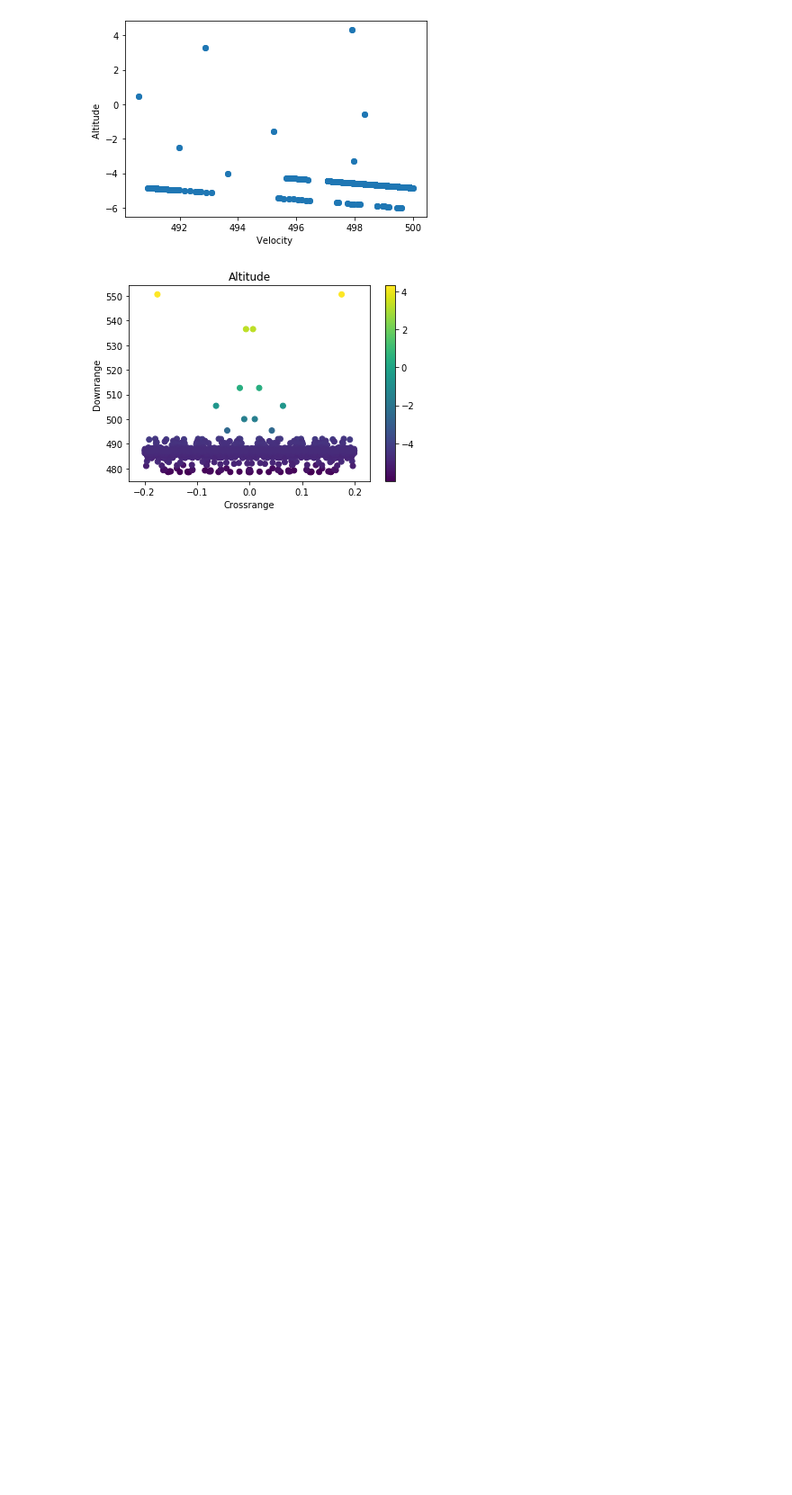
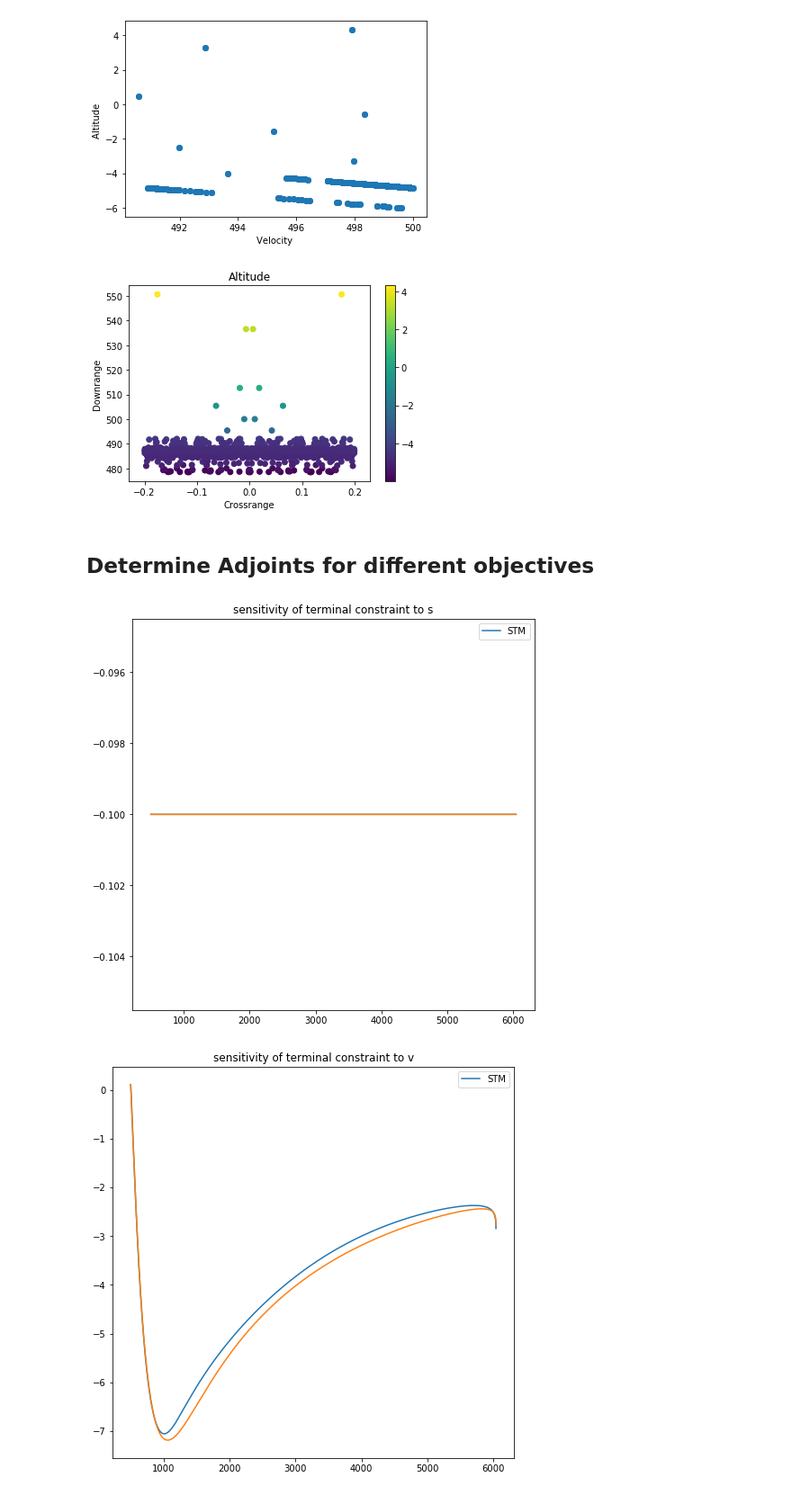
Before and after one commit to CDNoyes/EDL-Py, a Jupyter notebook: FuelOptimal.ipynb, the cells around one changed output. Shown: that part at 90% size. Cells and saved outputs as stored; diff of their text form; code cells hidden in the pictures; blank space fills up the shorter version.

```diff
--- a/FuelOptimal.ipynb
+++ b/FuelOptimal.ipynb
@@ -595,3 +642,5 @@ plt.show()
 # %% [output]
 [figure]
 [figure]
+# %% [markdown]
+## Determine Adjoints for different objectives
@@ -597,0 +659,21 @@ plt.show()
+# %%
+# get stms for longitudinal states
+rows = [1, 3, 4, 0]
+cols = rows + [-1] # get the derivs wrt controls too
+stm = [np.vstack([submatrix(da.jacobian(x, names+['u']), rows, cols), np.eye(5)[-1]]) for x in dasim.history]
+
+# get adjoints
+
+# dJdx = [dasim.edlModel.planet.radius, 0, 0, -1.0/np.tan(dasim.history[-1, 4].constant_cf), 0] # The apollo adjoints
+# dJdx = [dasim.edlModel.planet.radius, 0, 0, 0, 0] # The sensitivity to range alone
+# dJdx = [0, 0, 0, 1, 0] # The sensitivity to altitude alone
+dmdx = [-0.1*dasim.edlModel.planet.radius, 0.11, -760, -0.18, 0] # x = [s,v,fpa,h,u] for a nominal ignition at 500 m/s, -10 deg fpa, 5k downrange and 3 km altitude
+dJdx = dmdx
+
+stmi = [np.linalg.inv(st) for st in stm]
+stmf = stm[-1]
+C = np.dot(dJdx, stmf)
+L = np.array([np.dot(C, si) for si in stmi])
+sigma = da.const(dasim.control_history, True).T[0]
+L[:,-1] *= -1/0.24/np.sin(sigma)  # This converts from sensitivity in sigma to sensitivity of u = L/D cos(sigma)
+L[:,0] /= dasim.edlModel.planet.radius # This converts from sensitivity in theta to sensitivity in range
@@ -597,0 +795,23 @@ plt.show()
+# %%
+traj = da.const(dasim.df.values, True)
+
+# L0 = [0, 0, 0, 1, 0]
+L0 = [-0.1, 0.11, -760, -0.18, 0]
+
+standard_apollo = gains(traj, L0, dasim.edlModel, use_energy=False, use_drag_rate=False)
+
+# plot the adjoints from each method
+V = da.const(dasim.history[:, 3])
+imax = np.argmax(V)
+nams = ['s','v','fpa', 'h', 'u']
+for name, adj_stm, adjoint in zip(nams, L.T, standard_apollo['L'].T):
+    plt.figure(figsize=(8, 8))
+    plt.plot(V[imax:], adj_stm[imax:], label='STM')
+    plt.plot(standard_apollo['IV'], adjoint)
+
+    plt.title("sensitivity of terminal constraint to {}".format(name))
+    plt.legend()
+plt.show()
+# %% [output]
+[figure, added]
+[figure, added]
```
Also changed, not shown: parts of 15 cells of this notebook.
